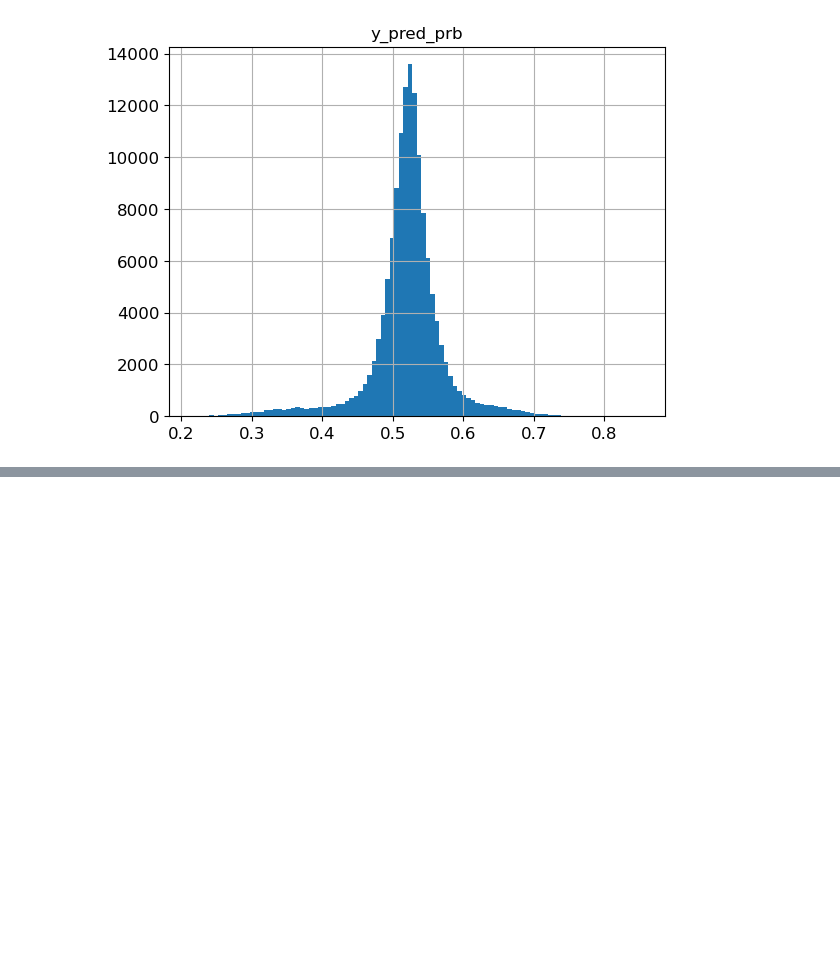
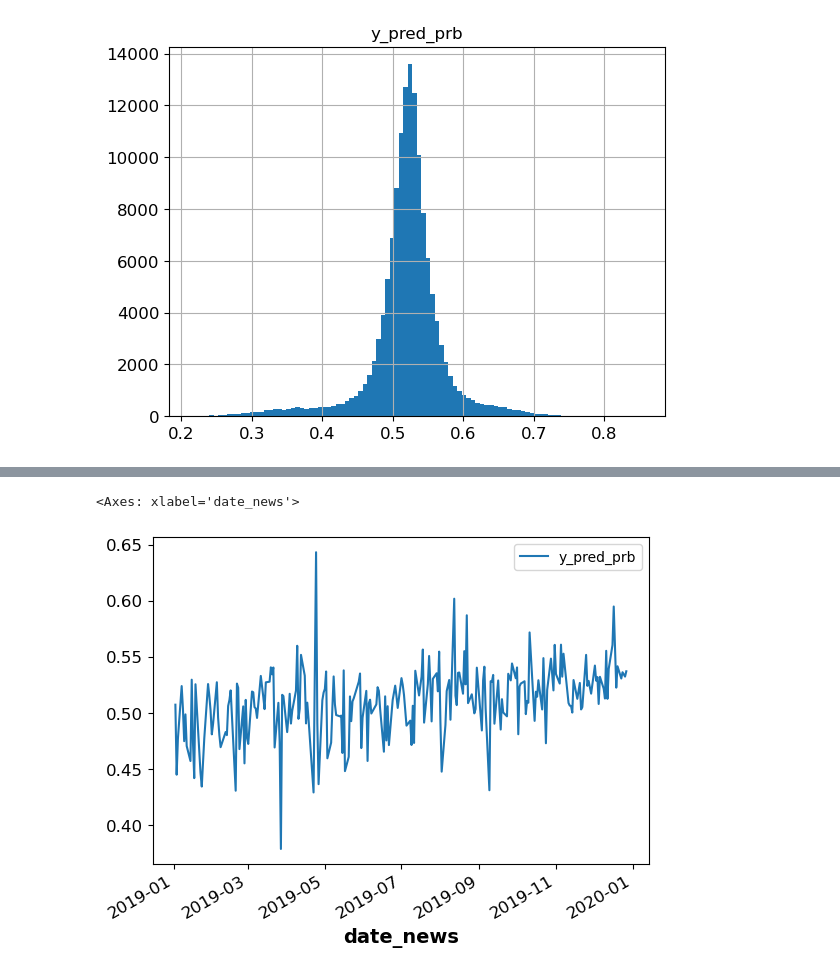
Before and after one commit to ruoqig1/EightK, a Jupyter notebook: results_explorer.ipynb, the cells around one changed output, grey strips where cells are left out. Cells and saved outputs as stored; diff of their text form; code cells hidden in the pictures; blank space fills up the shorter version.

```diff
--- a/results_explorer.ipynb
+++ b/results_explorer.ipynb
@@ -301,0 +339,5 @@ dtype: float64
+# %%
+apple_2019.plot('date_news','y_pred_prb')
+# %% [output]
+<Axes: xlabel='date_news'>
+[figure, added]
```
Also changed, not shown: parts of 4 cells of this notebook, 2 other files.
